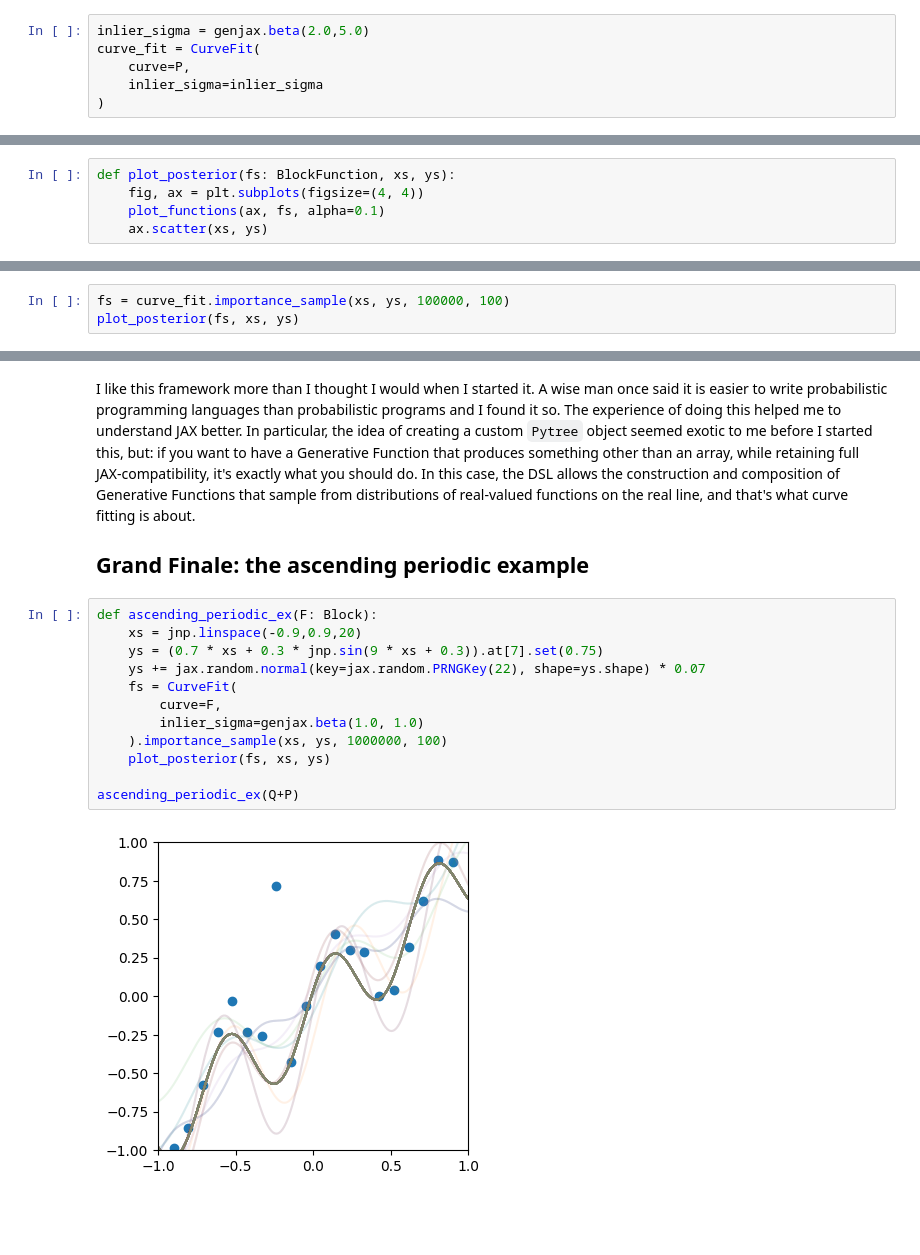
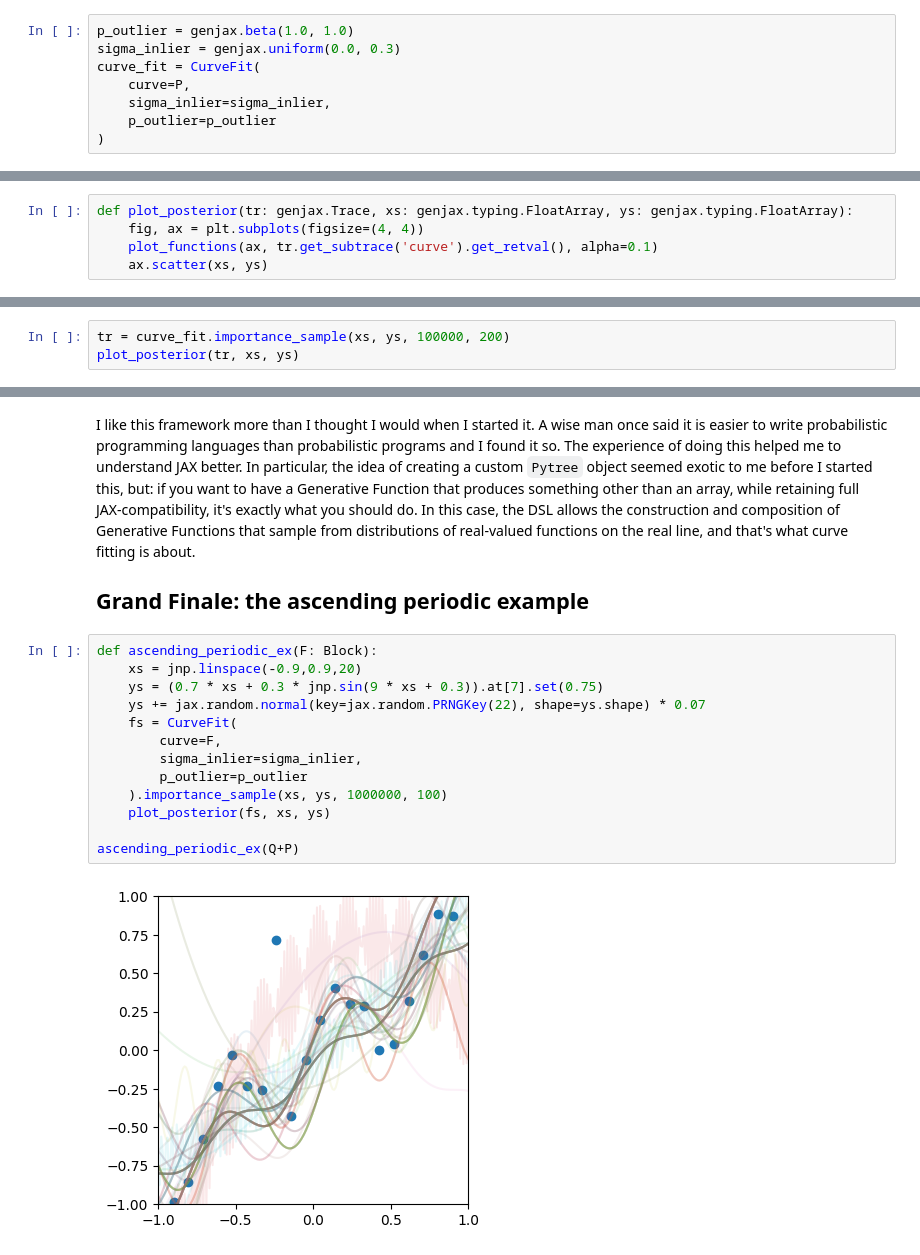
Before and after one commit to ChiSym/curve-fit, a Jupyter notebook: notebooks/blocks.ipynb, the cells around one changed output, grey strips where cells are left out. Drawn from its saved outputs; the diff is of its cells as text; blank space fills up the shorter version.

````diff
--- a/notebooks/blocks.ipynb
+++ b/notebooks/blocks.ipynb
@@ -155,21 +152,23 @@ lambda y: genjax.normal(y, 0.1)
 ```
 in the first instance, and that would avoid presenting the decorator, `@`, and a couple of other things this notebook hasn't talked about yet.
 # %%
-inlier_sigma = genjax.beta(2.0,5.0)
+p_outlier = genjax.beta(1.0, 1.0)
+sigma_inlier = genjax.uniform(0.0, 0.3)
 curve_fit = CurveFit(
     curve=P,
-    inlier_sigma=inlier_sigma
+    sigma_inlier=sigma_inlier,
+    p_outlier=p_outlier
 )
 # %% [markdown]
 We'll need a function to render the sample from the posterior: since, behind the scenes, Jax has turned the BlockFunctions into BlockFunctions of vectors of parameters, that code will be in terms of `tree_map`.
 # %%
-def plot_posterior(fs: BlockFunction, xs, ys):
+def plot_posterior(tr: genjax.Trace, xs: genjax.typing.FloatArray, ys: genjax.typing.FloatArray):
     fig, ax = plt.subplots(figsize=(4, 4))
-    plot_functions(ax, fs, alpha=0.1)
+    plot_functions(ax, tr.get_subtrace('curve').get_retval(), alpha=0.1)
     ax.scatter(xs, ys)
 # %% [markdown]
 All that remains is to generate the sample. We select $K$ samples from a posterior categorical distribution taken over $N$ samples. On my home Mac, whose GPU is not accessible to GenJAX, I can get $N=100\mathrm{k}$ importance samples in a few seconds! Recall that on GenJAX interpreted, each of these took a substantial fraction of second. From there, we can plot, say, $K=100$ of these with alpha blending to visualize the posterior.
 # %%
-fs = curve_fit.importance_sample(xs, ys, 100000, 100)
-plot_posterior(fs, xs, ys)
+tr = curve_fit.importance_sample(xs, ys, 100000, 200)
+plot_posterior(tr, xs, ys)
 # %% [output]
@@ -220,16 +275,17 @@ I like this framework more than I thought I would when I started it. A wise man
 # %%
 def ascending_periodic_ex(F: Block):
     xs = jnp.linspace(-0.9,0.9,20)
     ys = (0.7 * xs + 0.3 * jnp.sin(9 * xs + 0.3)).at[7].set(0.75)
     ys += jax.random.normal(key=jax.random.PRNGKey(22), shape=ys.shape) * 0.07
     fs = CurveFit(
         curve=F,
-        inlier_sigma=genjax.beta(1.0, 1.0)
+        sigma_inlier=sigma_inlier,
+        p_outlier=p_outlier
     ).importance_sample(xs, ys, 1000000, 100)
     plot_posterior(fs, xs, ys)
 
 ascending_periodic_ex(Q+P)
 # %% [output]
-[figure, old version]
+[figure, new version]
 # %% [markdown]
 The posterior distribution here is very thin, suggesting that the priors are too broad (note that I had to increase to 1M samples to get this far, which took 12.6s on my machine). Nonetheless, importance sampling on the sum function was able to find very plausible candidates.
````
Also changed, not shown: parts of 18 cells of this notebook, 1 other file.
